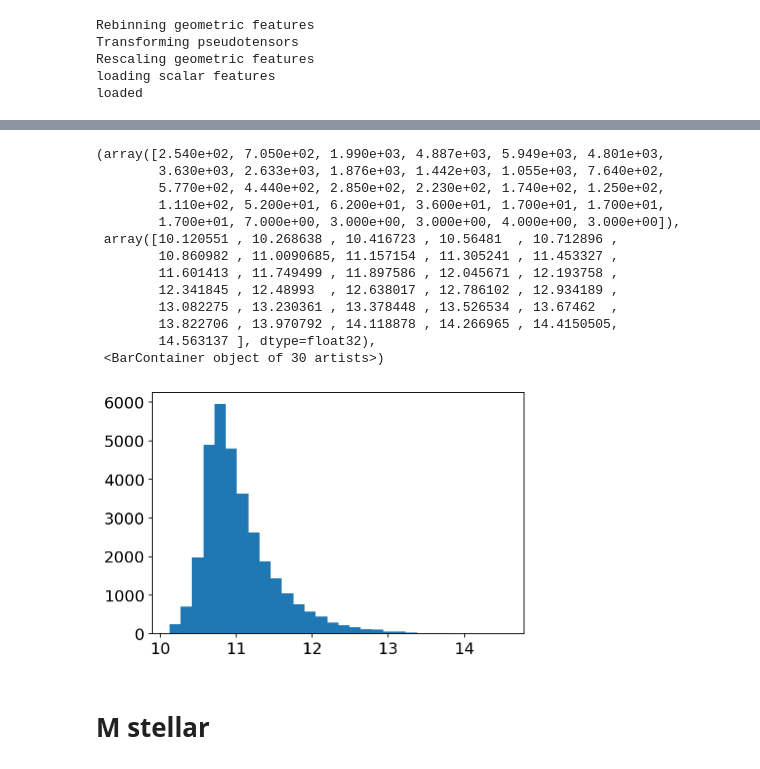
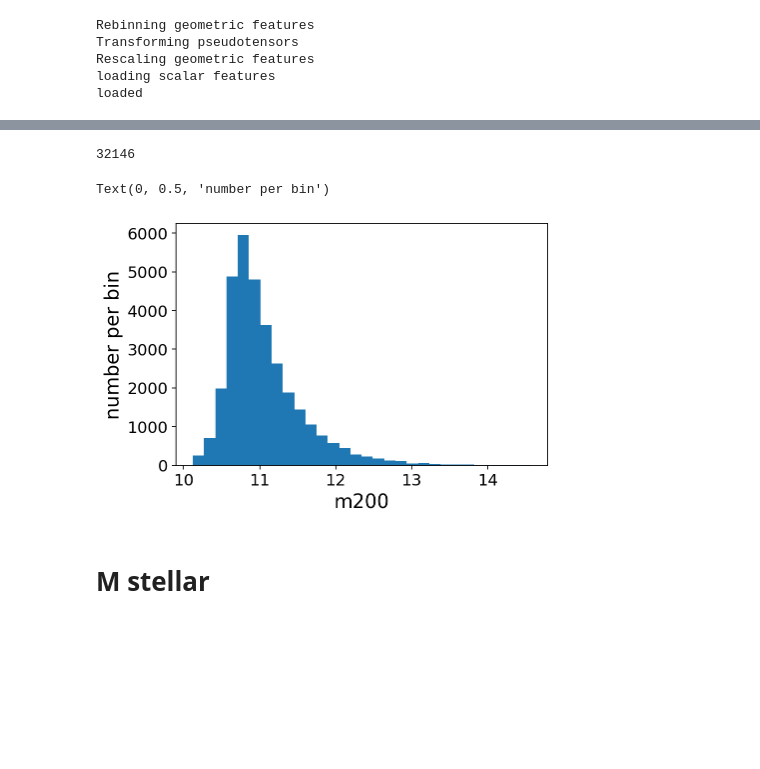
Before and after one commit to kstoreyf/equivariant-cosmology, a Jupyter notebook: notebooks/2023-04-13_paper_figures.ipynb, the cells around one changed output, grey strips where cells are left out. Saved outputs shown, nothing was run; the diff lists cells and outputs as text; code cells hidden in the pictures; blank space fills up the shorter version.

```diff
--- a/notebooks/2023-04-13_paper_figures.ipynb
+++ b/notebooks/2023-04-13_paper_figures.ipynb
@@ -87,20 +96,14 @@ np.min(log_m_200m+log_mass_shift), np.max(log_m_200m+log_mass_shift)
+# %%
+len(log_m_200m)
+# %% [output]
+32146
 # %%
 plt.hist(log_m_200m+log_mass_shift, bins=30)
+plt.xlabel('m200')
+plt.ylabel('number per bin')
 # %% [output]
-(array([2.540e+02, 7.050e+02, 1.990e+03, 4.887e+03, 5.949e+03, 4.801e+03,
-        3.630e+03, 2.633e+03, 1.876e+03, 1.442e+03, 1.055e+03, 7.640e+02,
-        5.770e+02, 4.440e+02, 2.850e+02, 2.230e+02, 1.740e+02, 1.250e+02,
-        1.110e+02, 5.200e+01, 6.200e+01, 3.600e+01, 1.700e+01, 1.700e+01,
-        1.700e+01, 7.000e+00, 3.000e+00, 3.000e+00, 4.000e+00, 3.000e+00]),
- array([10.120551 , 10.268638 , 10.416723 , 10.56481  , 10.712896 ,
-        10.860982 , 11.0090685, 11.157154 , 11.305241 , 11.453327 ,
-        11.601413 , 11.749499 , 11.897586 , 12.045671 , 12.193758 ,
-        12.341845 , 12.48993  , 12.638017 , 12.786102 , 12.934189 ,
-        13.082275 , 13.230361 , 13.378448 , 13.526534 , 13.67462  ,
-        13.822706 , 13.970792 , 14.118878 , 14.266965 , 14.4150505,
-        14.563137 ], dtype=float32),
- <BarContainer object of 30 artists>)
+Text(0, 0.5, 'number per bin')
-[figure, old version]
+[figure, new version]
 # %% [markdown]
 # M stellar
 # %%
```
Also changed, not shown: parts of 10 cells of this notebook, 1 other file.
